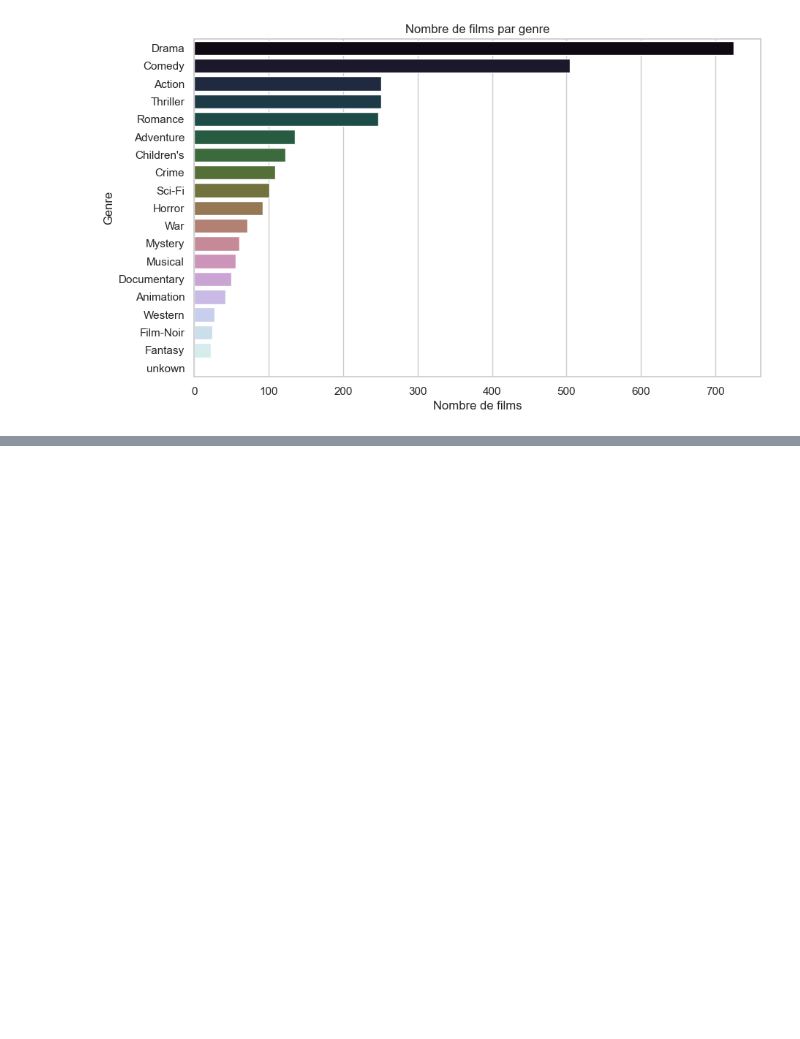
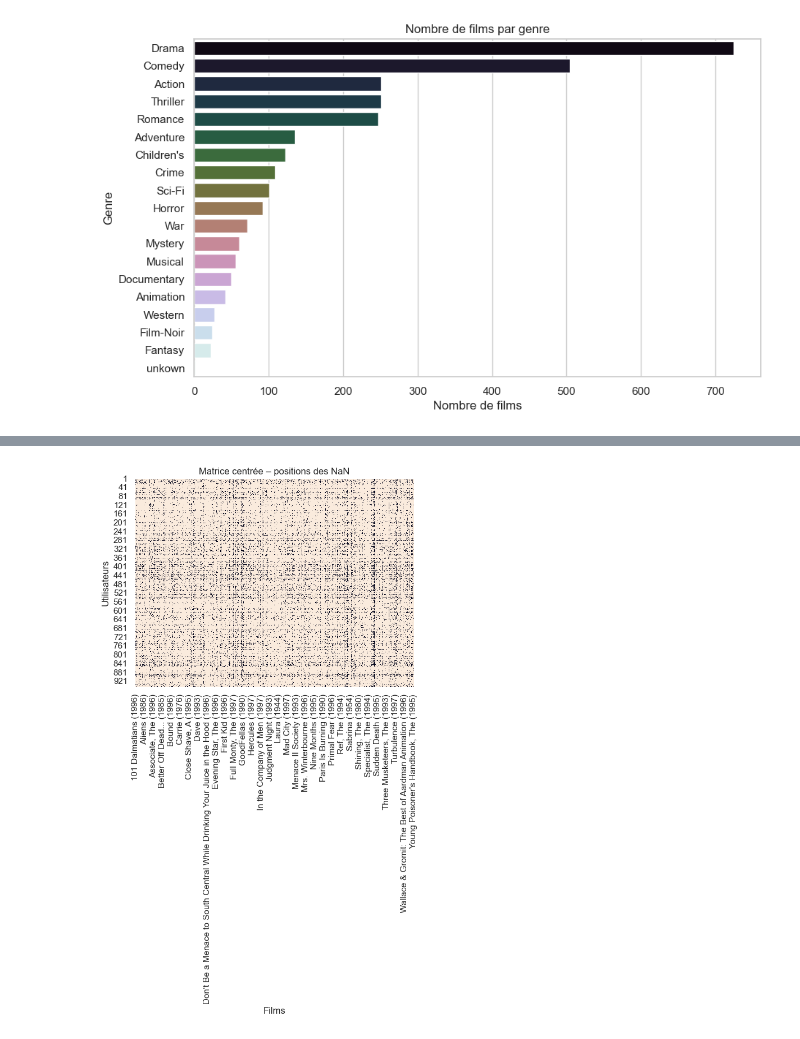
Before and after one commit to brimetz/MovieRecommenderSystem, a Jupyter notebook: notebooks/EDA.ipynb, the cells around one changed output, grey strips where cells are left out. Saved outputs shown, nothing was run; the diff lists cells and outputs as text; code cells hidden in the pictures; blank space fills up the shorter version.

```diff
--- a/notebooks/EDA.ipynb
+++ b/notebooks/EDA.ipynb
@@ -228,3 +228,11 @@ Passing `palette` without assigning `hue` is deprecated and will be removed in v
 
   sns.barplot(x=genre_counts.values, y=genre_counts.index, palette="cubehelix")
 [figure]
+# %%
+# Filtrer Utilitsateurs avec trop peu de notes
+# ⚙️ Seuil : utilisateurs avec < 20 notes
+user_activity = ratings['user_id'].value_counts()
+active_users = user_activity[user_activity >= 20].index
+
+filtered_ratings = ratings[ratings['user_id'].isin(active_users)]
+print(f"Utilisateurs actifs conservés : {len(active_users)} / {ratings['user_id'].nunique()}")
@@ -230,0 +241,8 @@ Passing `palette` without assigning `hue` is deprecated and will be removed in v
+# %%
+# Filtrer les films avec trop peu de notes
+# ⚙️ Seuil : films avec < 20 notes
+movie_popularity = filtered_ratings['title'].value_counts()
+popular_movies = movie_popularity[movie_popularity >= 20].index
+
+filtered_ratings = filtered_ratings[filtered_ratings['title'].isin(popular_movies)]
+print(f"Films populaires conservés : {len(popular_movies)} / {ratings['title'].nunique()}")
@@ -230,0 +251,8 @@ Passing `palette` without assigning `hue` is deprecated and will be removed in v
+# %%
+# recalculer la matrice Utilisateurs x films filtrés
+filtered_user_movie_matrix = filtered_ratings.pivot_table(
+    index='user_id',
+    columns='title',
+    values='rating'
+)
+print("✅ Nouvelle matrice utilisateur × film :", filtered_user_movie_matrix.shape)
@@ -230,0 +271,5 @@ Passing `palette` without assigning `hue` is deprecated and will be removed in v
+# %%
+# centrer les notes pour aider des futures algorythmes (Corrélation de pearson, SVD...)
+# Centrer les notes de chaque utilisateur autour de sa moyenne
+centered_matrix = filtered_user_movie_matrix.sub(filtered_user_movie_matrix.mean(axis=1), axis=0)
+centered_matrix.head()
@@ -230,0 +285,8 @@ Passing `palette` without assigning `hue` is deprecated and will be removed in v
+# %%
+sns.heatmap(centered_matrix.isna(), cbar=False)
+plt.title("Matrice centrée – positions des NaN")
+plt.xlabel("Films")
+plt.ylabel("Utilisateurs")
+plt.show()
+# %% [output]
+[figure, added]
```
Also changed, not shown: parts of 6 cells of this notebook, 1 other file.
